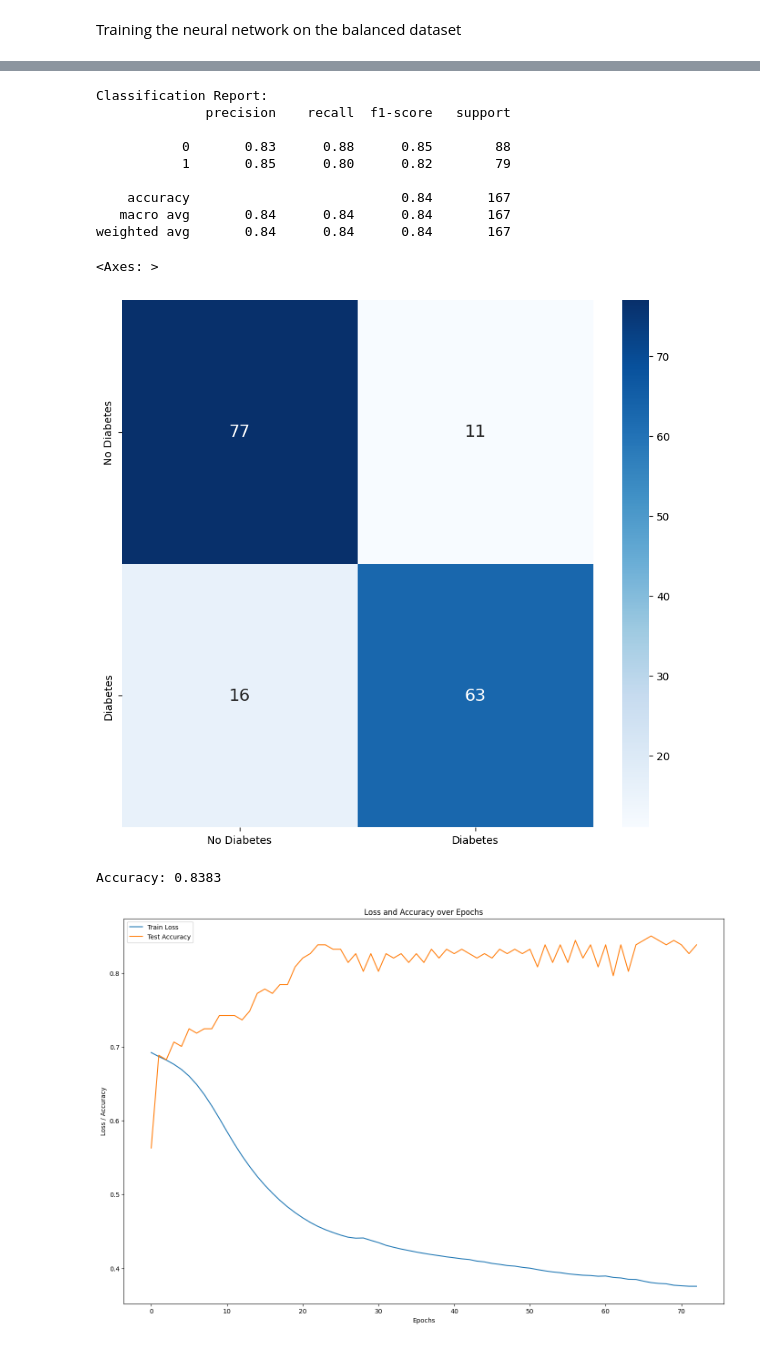
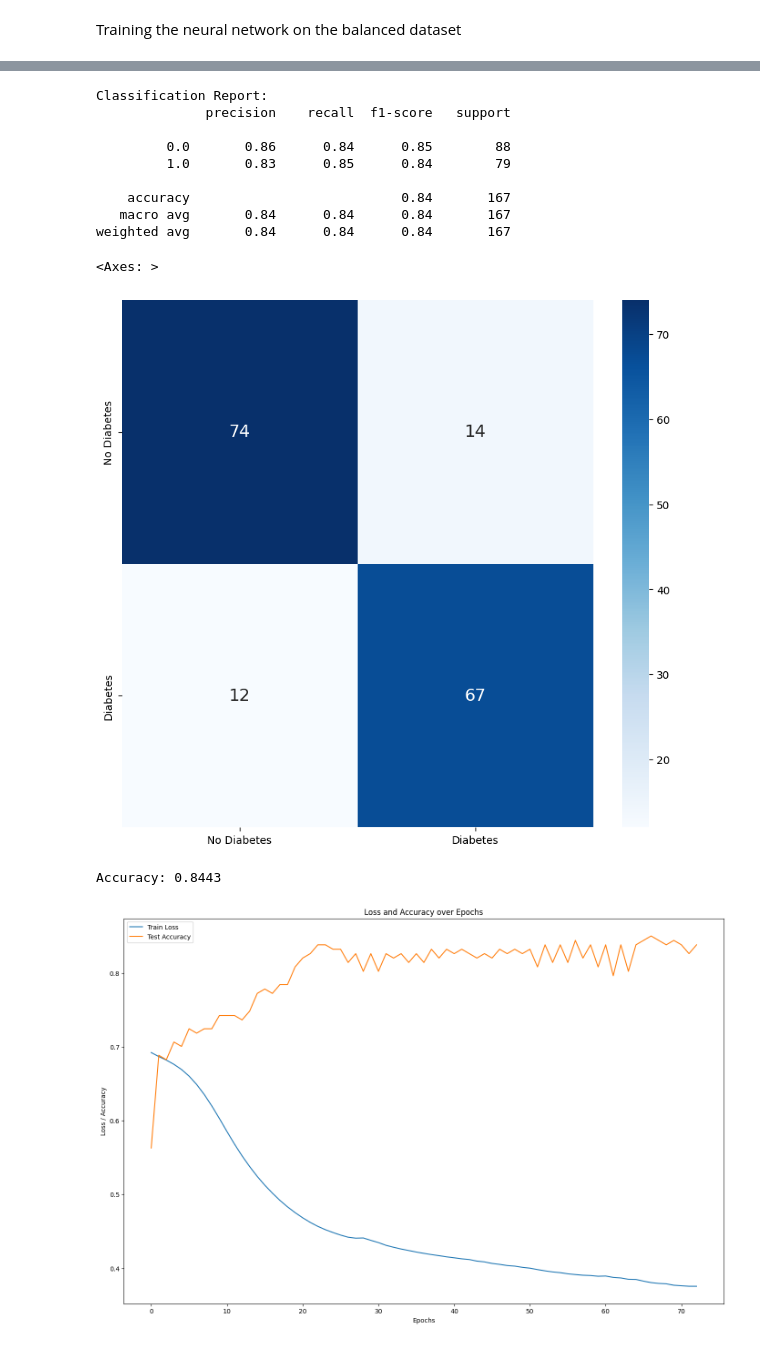
Before and after one commit to Hr15h1/Mini-Project-SemII, a Jupyter notebook: diabetes classifier(final).ipynb, the cells around one changed output, grey strips where cells are left out. Saved outputs shown, nothing was run; the diff lists cells and outputs as text; code cells hidden in the pictures.

```diff
--- a/diabetes classifier(final).ipynb
+++ b/diabetes classifier(final).ipynb
@@ -347,8 +354,8 @@ optimizer = NAdam(nn_model_01.parameters(), lr=0.01)
 loss_fn2 = nn.BCEWithLogitsLoss()
 optimizer2 = NAdam(nn_model_02.parameters(), lr=0.01)
 # %%
-X_train_tensor = torch.tensor(X_train, dtype=torch.float32)
-y_train_tensor = torch.tensor(y_train.values, dtype=torch.float32).view(-1, 1)
-X_test_tensor = torch.tensor(X_test, dtype=torch.float32)
-y_test_tensor = torch.tensor(y_test.values, dtype=torch.float32).view(-1, 1)
+X_train_tensor = torch.tensor(X_train, dtype=torch.float32, device=device)
+y_train_tensor = torch.tensor(y_train.values, dtype=torch.float32, device=device).view(-1, 1)
+X_test_tensor = torch.tensor(X_test, dtype=torch.float32, device=device)
+y_test_tensor = torch.tensor(y_test.values, dtype=torch.float32, device=device).view(-1, 1)
 # %%
@@ -359,7 +366,7 @@ y_test_tensor1 = torch.tensor(y_test_02.values, dtype=torch.float32).view(-1, 1)
 # %% [markdown]
 Training the neural network on the balanced dataset
 # %%
-epochs = 400
+epochs = 1000
 best_model_loss = float('inf')
 best_model_weights = None
 patience = 7
@@ -417,33 +424,40 @@ Epoch 72/400, Train Loss: 0.3755, Val Loss: 0.4307
 Early stopping at epoch 73
 # %%
+nn_model_01.to(device="cpu")
+nn_model_01.load_state_dict(best_model_weights)
 nn_model_01.eval()
+
+X_test_tensor = X_test_tensor.to(device="cpu")
+
 with torch.no_grad():
     outputs = nn_model_01(X_test_tensor)
     y_pred = torch.sigmoid(outputs).round().numpy()
 # %%
+y_test_tensor = y_test_tensor.to(device="cpu")
+
 print("Classification Report:")
-print(classification_report(y_test, y_pred))
+print(classification_report(y_test_tensor, y_pred))
 # %% [output]
 Classification Report:
               precision    recall  f1-score   support
 
-           0       0.83      0.88      0.85        88
-           1       0.85      0.80      0.82        79
+         0.0       0.86      0.84      0.85        88
+         1.0       0.83      0.85      0.84        79
 
     accuracy                           0.84       167
    macro avg       0.84      0.84      0.84       167
 weighted avg       0.84      0.84      0.84       167
 # %%
-conf_matrix = confusion_matrix(y_test, y_pred)
+conf_matrix = confusion_matrix(y_test_tensor, y_pred)
 plt.figure(figsize=(10, 9))
 sns.heatmap(conf_matrix, annot=True, annot_kws={"size": 16}, fmt='d', cmap='Blues', xticklabels=['No Diabetes', 'Diabetes'], yticklabels=['No Diabetes', 'Diabetes'])
 # %% [output]
 <Axes: >
-[figure, old version]
+[figure, new version]
 # %%
-print(f"Accuracy: {accuracy_score(y_test, y_pred):.4f}")
+print(f"Accuracy: {accuracy_score(y_test_tensor, y_pred):.4f}")
 # %% [output]
-Accuracy: 0.8383
+Accuracy: 0.8443
 # %%
 plt.figure(figsize=(17,11))
 sns.lineplot(x=range(len(loss_list)), y=loss_list, label='Train Loss')
```
Also changed, not shown: parts of 14 cells of this notebook.
